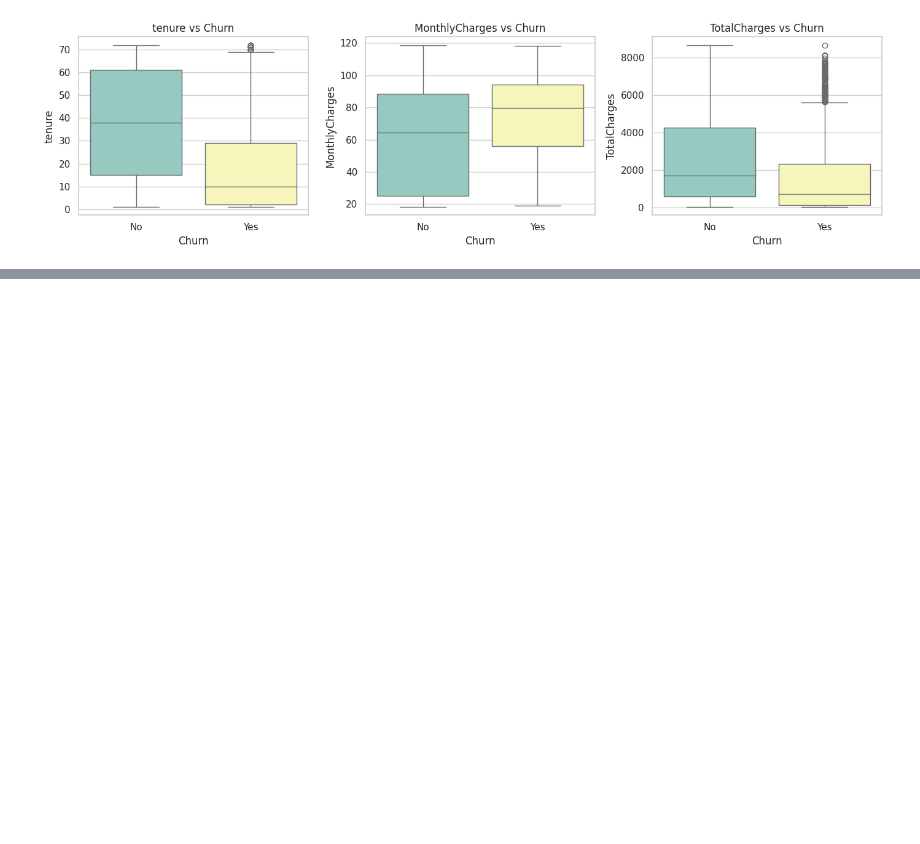
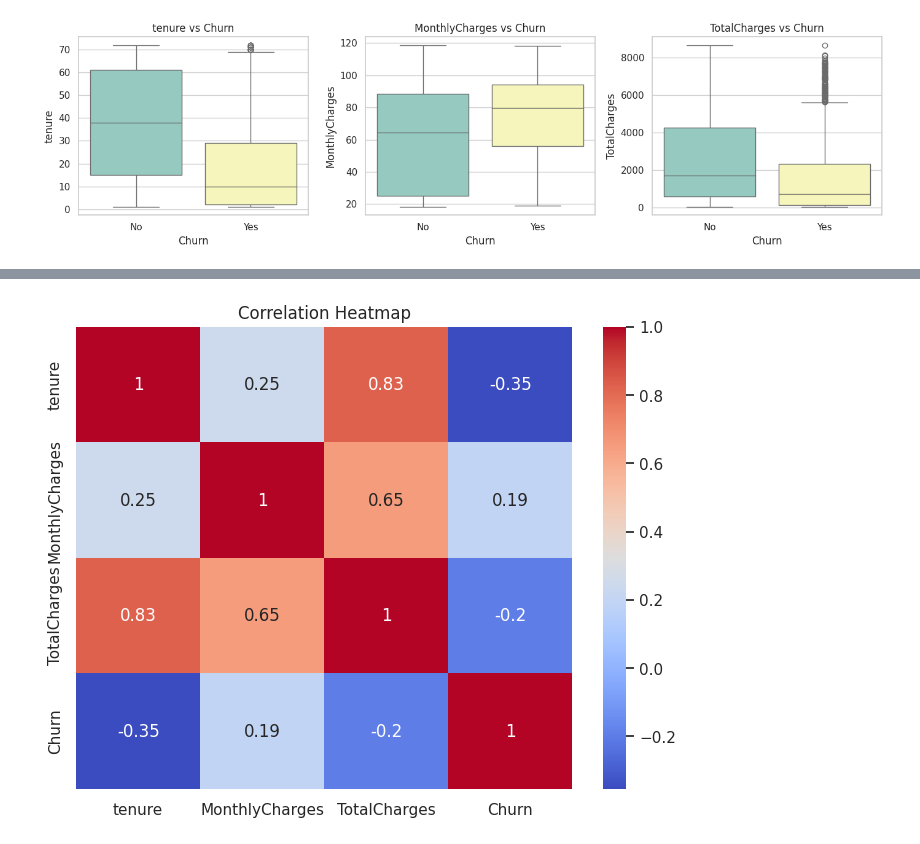
Before and after one commit to Kavindu-20241240/mlcw, a Jupyter notebook: mlcw_iynb.ipynb, the cells around one changed output, grey strips where cells are left out. Drawn from its saved outputs; the diff is of its cells as text; code cells hidden in the pictures; blank space fills up the shorter version.

```diff
--- a/mlcw_iynb.ipynb
+++ b/mlcw_iynb.ipynb
@@ -114,0 +135,12 @@ Passing `palette` without assigning `hue` is deprecated and will be removed in v
+# %%
+# Convert churn to numeric for correlation
+df_corr = df.copy()
+df_corr["Churn"] = df_corr["Churn"].map({"Yes": 1, "No": 0})
+
+plt.figure(figsize=(8,6))
+corr = df_corr[["tenure", "MonthlyCharges", "TotalCharges", "Churn"]].corr()
+sns.heatmap(corr, annot=True, cmap="coolwarm")
+plt.title("Correlation Heatmap")
+plt.show()
+# %% [output]
+[figure, added]
```
Also changed, not shown: parts of 5 cells of this notebook.
